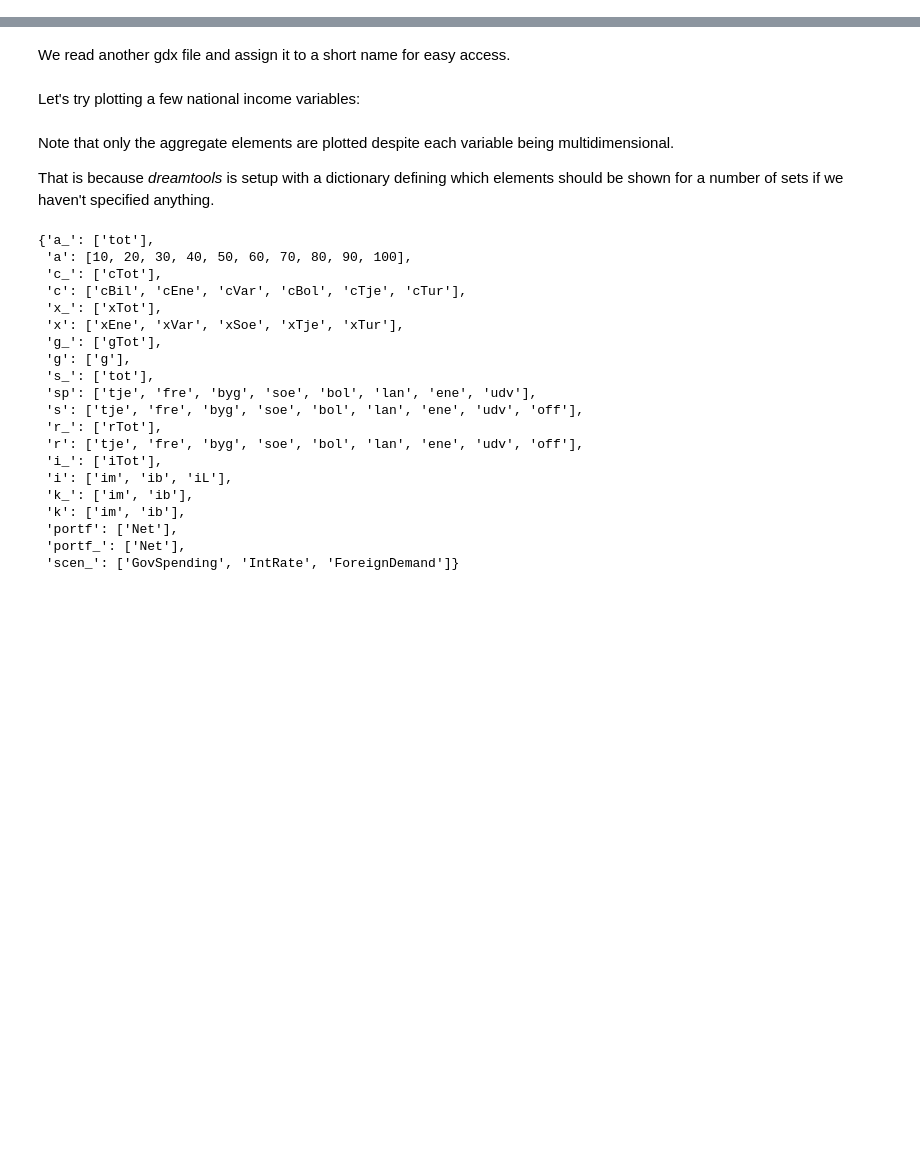
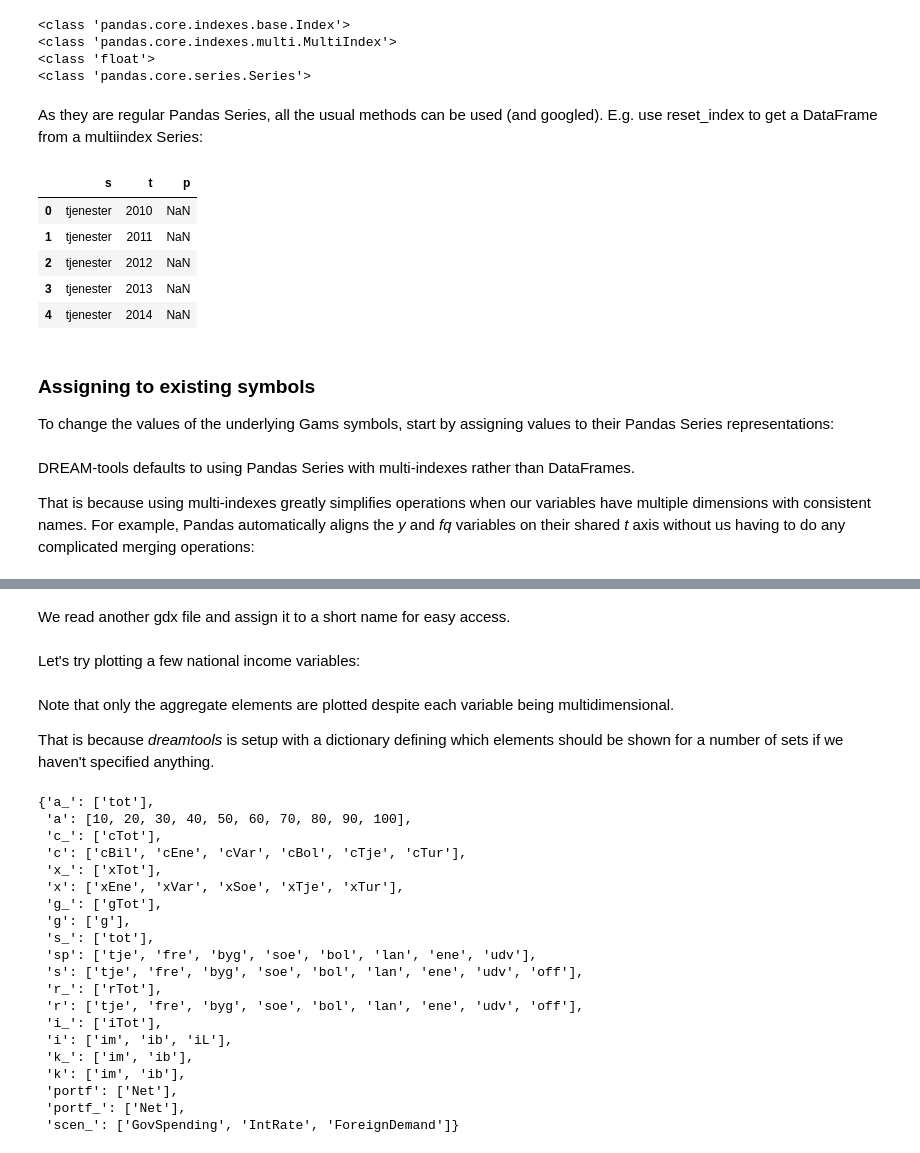
Before and after one commit to MartinBonde/dream-tools, a Jupyter notebook: dreamtools/examples.ipynb, the cells around one changed output, grey strips where cells are left out. Saved outputs shown, nothing was run; the diff lists cells and outputs as text; code cells hidden in the pictures; blank space fills up the shorter version.

```diff
--- a/dreamtools/examples.ipynb
+++ b/dreamtools/examples.ipynb
@@ -11,0 +32,3 @@ pio.renderers.default = "jupyterlab"
+# %%
+db = dt.GamsPandasDatabase()
+Par, Var, Set = db.create_parameter, db.create_variable, db.create_set
@@ -11,0 +37,12 @@ pio.renderers.default = "jupyterlab"
+# %%
+t = Set("t", range(2010, 2020), "Årstal")
+s = Set("s", ["tjenester", "fremstilling"], "Brancher")
+
+st = Set("st", [s, t], "Branche x år dummy")
+sub = Set("sub", ["tjenester"], "Subset af brancher", domains=["s"])
+
+one2one = Set("one2one", [(2010, 2015), (2011, 2016)], "1 til 1 mapping", domains=["t", "t"])
+one2many = Set("one2many",
+               [("tot", "tjenester"), ("tot", "fremstilling")],
+               "1 til mange mapping", domains=["*", "s"],
+               )
@@ -11,0 +51,6 @@ pio.renderers.default = "jupyterlab"
+# %%
+gq = Par("gq", None, "Produktivitets-vækst", 0.01)
+fq = Par("fp", t, "Vækstkorrektionsfaktor", (1 + 0.01) ** (t - 2010))
+d = Par("d", st, "Dummy")
+y = Var("y", [s, t], "Produktion")
+p = Var("p", [s, t], "Pris")
@@ -11,0 +63,25 @@ pio.renderers.default = "jupyterlab"
+# %%
+print(type(s))
+print(type(one2many))
+
+print(type(gq))
+print(type(p))
+# %% [output]
+<class 'pandas.core.indexes.base.Index'>
+<class 'pandas.core.indexes.multi.MultiIndex'>
+<class 'float'>
+<class 'pandas.core.series.Series'>
+# %% [markdown]
+As they are regular Pandas Series, all the usual methods can be used (and googled). E.g. use reset_index to get a DataFrame from a multiindex Series:
+# %%
+p.reset_index().head()
+# %% [output]
+|  | s | t | p |
+| 0 | tjenester | 2010 | NaN |
+| 1 | tjenester | 2011 | NaN |
+| 2 | tjenester | 2012 | NaN |
+| 3 | tjenester | 2013 | NaN |
+| 4 | tjenester | 2014 | NaN |
+# %% [markdown]
+### Assigning to existing symbols
+To change the values of the underlying Gams symbols, start by assigning values to their Pandas Series representations:
@@ -11,0 +91,4 @@ pio.renderers.default = "jupyterlab"
+# %% [markdown]
+DREAM-tools defaults to using Pandas Series with multi-indexes rather than DataFrames.
+
+That is because using multi-indexes greatly simplifies operations when our variables have multiple dimensions with consistent names. For example, Pandas automatically aligns the *y* and *fq* variables on their shared *t* axis without us having to do any complicated merging operations:
```
Also changed, not shown: parts of 44 cells of this notebook, 2 other files.
